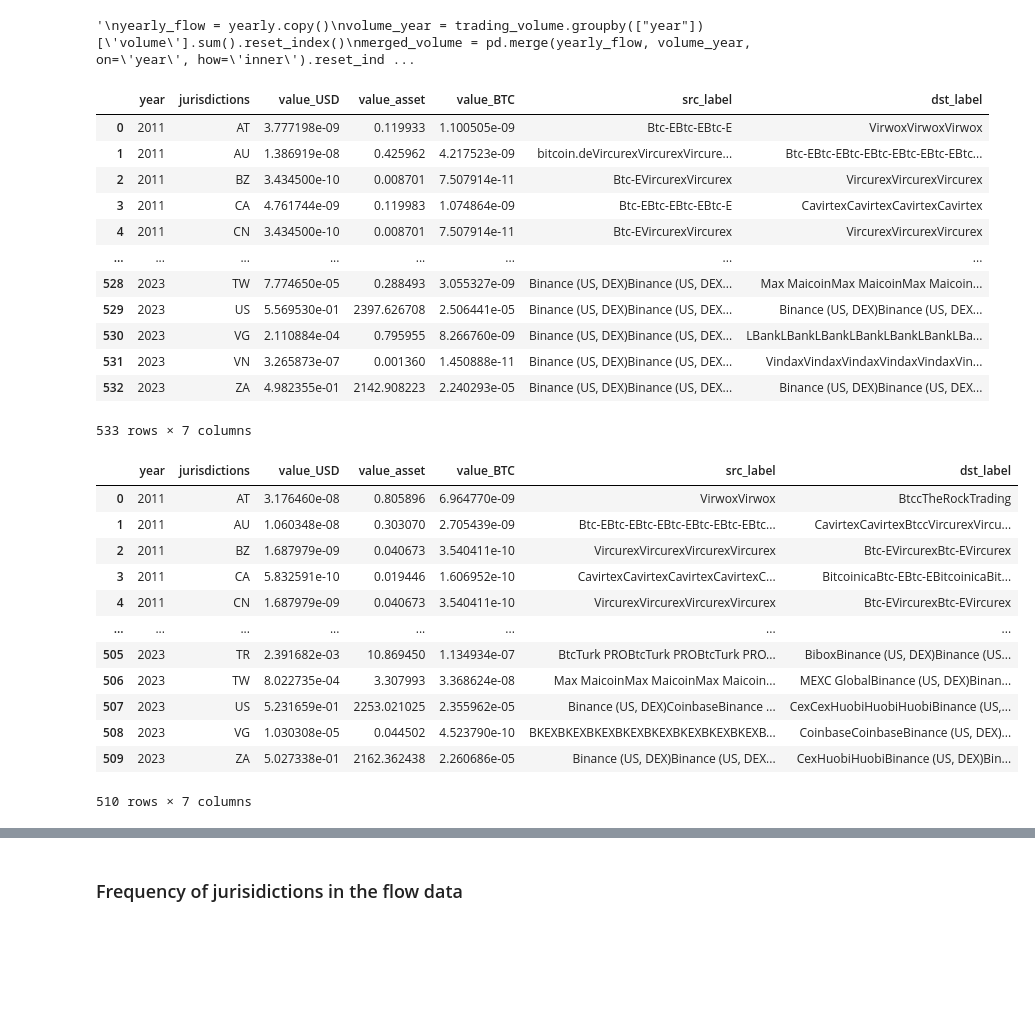
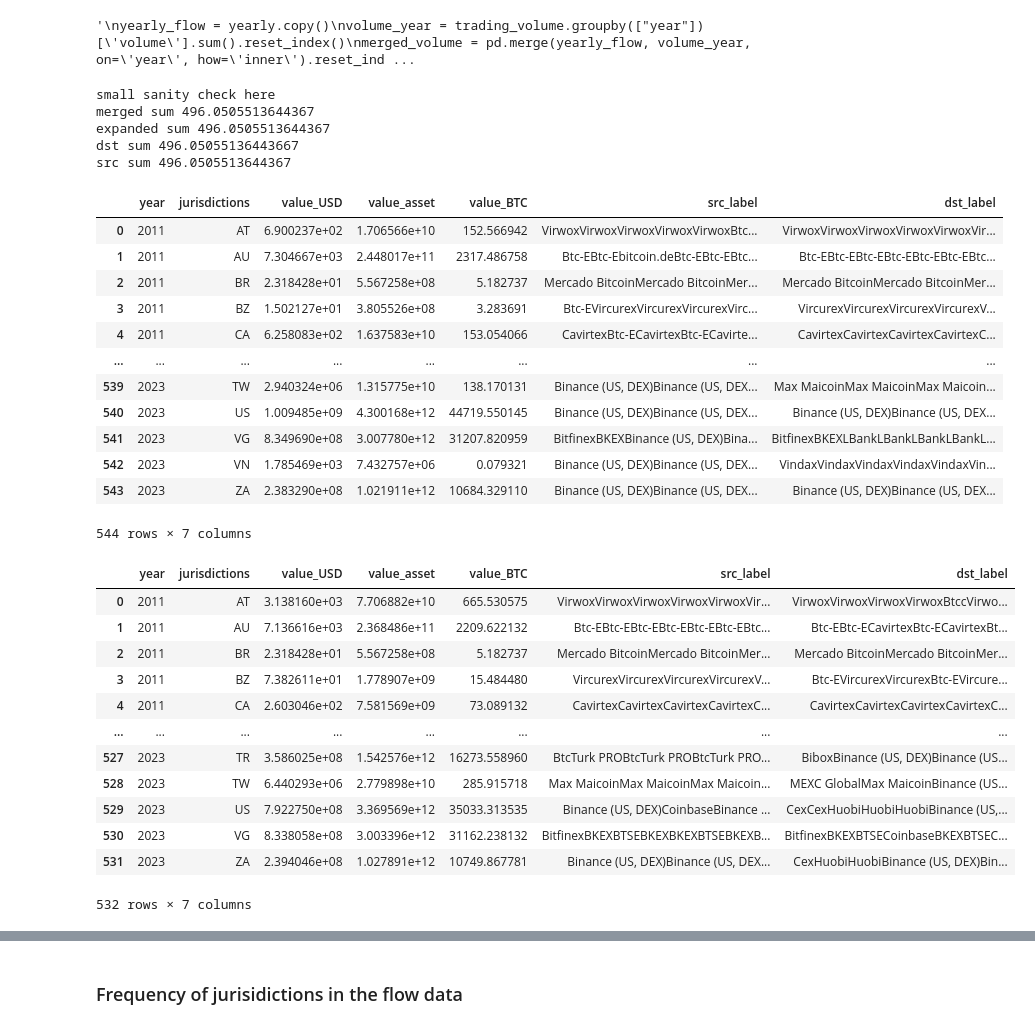
Before and after one commit to FlowDrucka64/MoneyFlow, a Jupyter notebook: data_exploration.ipynb, the cells around one changed output, grey strips where cells are left out. Cells and saved outputs as stored; diff of their text form; code cells hidden in the pictures; blank space fills up the shorter version.

```diff
--- a/data_exploration.ipynb
+++ b/data_exploration.ipynb
@@ -413,60 +413,73 @@ expanded_df = expanded_df.assign(src_jurisdictions=expanded_df.src_jurisdictions
 expanded_df = expanded_df.assign(dst_jurisdictions=expanded_df.dst_jurisdictions.str.split(','))
 
 # Split up amounts by number of src and dst countries
-expanded_df['value_asset'] = expanded_df.apply(lambda row: row['value_asset'] / max(len(merged_df.src_jurisdictions) * len(merged_df.dst_jurisdictions), 1) , axis=1)
-expanded_df['value_USD'] = expanded_df.apply(lambda row: row['value_USD'] / max(len(merged_df.src_jurisdictions) * len(merged_df.dst_jurisdictions), 1), axis=1)
+expanded_df['value_asset'] = expanded_df.apply(lambda row: row['value_asset'] / max(len(row.src_jurisdictions) * len(row.dst_jurisdictions), 1) , axis=1)
+expanded_df['value_USD'] = expanded_df.apply(lambda row: row['value_USD'] / max(len(row.src_jurisdictions) * len(row.dst_jurisdictions), 1), axis=1)
 
 # Create separate columns for each jurisdiction (if we want to split the amounts we have to split amount before)
 expanded_df = expanded_df.explode('dst_jurisdictions')
 expanded_df = expanded_df.explode('src_jurisdictions')
 
 # Strip whitespace
 expanded_df.dst_jurisdictions = expanded_df.dst_jurisdictions.str.strip()
 expanded_df.src_jurisdictions = expanded_df.src_jurisdictions.str.strip()
 # Remove flows which aren't x-border
 expanded_df = expanded_df[expanded_df['dst_jurisdictions'] != expanded_df['src_jurisdictions']]
 
 #display(merged_df.groupby(['year', 'dst_jurisdictions'])["open"].max())
 # divide by btc value
 # Do we really need this? Isn't value_asset already the number of tokens?
 expanded_df["value_BTC"] = expanded_df["value_USD"] / expanded_df["high"]
 
 # Group by year and juristicion
+# those are the aggregated recievers
 dst_amounts = expanded_df.groupby(['year', 'dst_jurisdictions'])[['value_USD', 'value_asset', 'value_BTC',"src_label","dst_label"]].sum().reset_index()
 dst_amounts = dst_amounts.rename(columns={"dst_jurisdictions":"jurisdictions"})
 
+# this are the aggregated "spenders"
 src_amounts = expanded_df.groupby(['year', 'src_jurisdictions'])[['value_USD', 'value_asset', 'value_BTC',"src_label","dst_label"]].sum().reset_index()
 src_amounts = src_amounts.rename(columns={"src_jurisdictions":"jurisdictions"})
 
+print("small sanity check here ")
+print("merged sum "+str(merged_df["value_USD"].sum()/MRD))
+print("expanded sum "+str(expanded_df["value_USD"].sum()/MRD))
+print("dst sum "+str(dst_amounts["value_USD"].sum()/MRD))
+print("src sum "+str(src_amounts["value_USD"].sum()/MRD))
+
 display(dst_amounts)
 display(src_amounts)
 # %% [output]
+small sanity check here
+merged sum 496.0505513644367
+expanded sum 496.0505513644367
+dst sum 496.05055136443667
+src sum 496.0505513644367
 |  | year | jurisdictions | value_USD | value_asset | value_BTC | src_label | dst_label |
-| 0 | 2011 | AT | 3.777198e-09 | 0.119933 | 1.100505e-09 | Btc-EBtc-EBtc-E | VirwoxVirwoxVirwox |
-| 1 | 2011 | AU | 1.386919e-08 | 0.425962 | 4.217523e-09 | bitcoin.deVircurexVircurexVircure... | Btc-EBtc-EBtc-EBtc-EBtc-EBtc-EBtc... |
-| 2 | 2011 | BZ | 3.434500e-10 | 0.008701 | 7.507914e-11 | Btc-EVircurexVircurex | VircurexVircurexVircurex |
-| 3 | 2011 | CA | 4.761744e-09 | 0.119983 | 1.074864e-09 | Btc-EBtc-EBtc-EBtc-E | CavirtexCavirtexCavirtexCavirtex |
-| 4 | 2011 | CN | 3.434500e-10 | 0.008701 | 7.507914e-11 | Btc-EVircurexVircurex | VircurexVircurexVircurex |
+| 0 | 2011 | AT | 6.900237e+02 | 1.706566e+10 | 152.566942 | VirwoxVirwoxVirwoxVirwoxVirwoxBtc... | VirwoxVirwoxVirwoxVirwoxVirwoxVir... |
+| 1 | 2011 | AU | 7.304667e+03 | 2.448017e+11 | 2317.486758 | Btc-EBtc-Ebitcoin.deBtc-EBtc-EBtc... | Btc-EBtc-EBtc-EBtc-EBtc-EBtc-EBtc... |
+| 2 | 2011 | BR | 2.318428e+01 | 5.567258e+08 | 5.182737 | Mercado BitcoinMercado BitcoinMer... | Mercado BitcoinMercado BitcoinMer... |
+| 3 | 2011 | BZ | 1.502127e+01 | 3.805526e+08 | 3.283691 | Btc-EVircurexVircurexVircurexVirc... | VircurexVircurexVircurexVircurexV... |
+| 4 | 2011 | CA | 6.258083e+02 | 1.637583e+10 | 153.054066 | CavirtexBtc-ECavirtexBtc-ECavirte... | CavirtexCavirtexCavirtexCavirtexC... |
 | ... | ... | ... | ... | ... | ... | ... | ... |
-| 528 | 2023 | TW | 7.774650e-05 | 0.288493 | 3.055327e-09 | Binance (US, DEX)Binance (US, DEX... | Max MaicoinMax MaicoinMax Maicoin... |
-| 529 | 2023 | US | 5.569530e-01 | 2397.626708 | 2.506441e-05 | Binance (US, DEX)Binance (US, DEX... | Binance (US, DEX)Binance (US, DEX... |
-| 530 | 2023 | VG | 2.110884e-04 | 0.795955 | 8.266760e-09 | Binance (US, DEX)Binance (US, DEX... | LBankLBankLBankLBankLBankLBankLBa... |
-| 531 | 2023 | VN | 3.265873e-07 | 0.001360 | 1.450888e-11 | Binance (US, DEX)Binance (US, DEX... | VindaxVindaxVindaxVindaxVindaxVin... |
-| 532 | 2023 | ZA | 4.982355e-01 | 2142.908223 | 2.240293e-05 | Binance (US, DEX)Binance (US, DEX... | Binance (US, DEX)Binance (US, DEX... |
+| 539 | 2023 | TW | 2.940324e+06 | 1.315775e+10 | 138.170131 | Binance (US, DEX)Binance (US, DEX... | Max MaicoinMax MaicoinMax Maicoin... |
+| 540 | 2023 | US | 1.009485e+09 | 4.300168e+12 | 44719.550145 | Binance (US, DEX)Binance (US, DEX... | Binance (US, DEX)Binance (US, DEX... |
+| 541 | 2023 | VG | 8.349690e+08 | 3.007780e+12 | 31207.820959 | BitfinexBKEXBinance (US, DEX)Bina... | BitfinexBKEXLBankLBankLBankLBankL... |
+| 542 | 2023 | VN | 1.785469e+03 | 7.432757e+06 | 0.079321 | Binance (US, DEX)Binance (US, DEX... | VindaxVindaxVindaxVindaxVindaxVin... |
+| 543 | 2023 | ZA | 2.383290e+08 | 1.021911e+12 | 10684.329110 | Binance (US, DEX)Binance (US, DEX... | Binance (US, DEX)Binance (US, DEX... |
-533 rows × 7 columns
+544 rows × 7 columns
 |  | year | jurisdictions | value_USD | value_asset | value_BTC | src_label | dst_label |
-| 0 | 2011 | AT | 3.176460e-08 | 0.805896 | 6.964770e-09 | VirwoxVirwox | BtccTheRockTrading |
-| 1 | 2011 | AU | 1.060348e-08 | 0.303070 | 2.705439e-09 | Btc-EBtc-EBtc-EBtc-EBtc-EBtc-EBtc... | CavirtexCavirtexBtccVircurexVircu... |
-| 2 | 2011 | BZ | 1.687979e-09 | 0.040673 | 3.540411e-10 | VircurexVircurexVircurexVircurex | Btc-EVircurexBtc-EVircurex |
-| 3 | 2011 | CA | 5.832591e-10 | 0.019446 | 1.606952e-10 | CavirtexCavirtexCavirtexCavirtexC... | BitcoinicaBtc-EBtc-EBitcoinicaBit... |
-| 4 | 2011 | CN | 1.687979e-09 | 0.040673 | 3.540411e-10 | VircurexVircurexVircurexVircurex | Btc-EVircurexBtc-EVircurex |
+| 0 | 2011 | AT | 3.138160e+03 | 7.706882e+10 | 665.530575 | VirwoxVirwoxVirwoxVirwoxVirwoxVir... | VirwoxVirwoxVirwoxVirwoxBtccVirwo... |
+| 1 | 2011 | AU | 7.136616e+03 | 2.368486e+11 | 2209.622132 | Btc-EBtc-EBtc-EBtc-EBtc-EBtc-EBtc... | Btc-EBtc-ECavirtexBtc-ECavirtexBt... |
+| 2 | 2011 | BR | 2.318428e+01 | 5.567258e+08 | 5.182737 | Mercado BitcoinMercado BitcoinMer... | Mercado BitcoinMercado BitcoinMer... |
+| 3 | 2011 | BZ | 7.382611e+01 | 1.778907e+09 | 15.484480 | VircurexVircurexVircurexVircurexV... | Btc-EVircurexVircurexBtc-EVircure... |
+| 4 | 2011 | CA | 2.603046e+02 | 7.581569e+09 | 73.089132 | CavirtexCavirtexCavirtexCavirtexC... | CavirtexCavirtexCavirtexCavirtexC... |
 | ... | ... | ... | ... | ... | ... | ... | ... |
-| 505 | 2023 | TR | 2.391682e-03 | 10.869450 | 1.134934e-07 | BtcTurk PROBtcTurk PROBtcTurk PRO... | BiboxBinance (US, DEX)Binance (US... |
-| 506 | 2023 | TW | 8.022735e-04 | 3.307993 | 3.368624e-08 | Max MaicoinMax MaicoinMax Maicoin... | MEXC GlobalBinance (US, DEX)Binan... |
-| 507 | 2023 | US | 5.231659e-01 | 2253.021025 | 2.355962e-05 | Binance (US, DEX)CoinbaseBinance ... | CexCexHuobiHuobiHuobiBinance (US,... |
-| 508 | 2023 | VG | 1.030308e-05 | 0.044502 | 4.523790e-10 | BKEXBKEXBKEXBKEXBKEXBKEXBKEXBKEXB... | CoinbaseCoinbaseBinance (US, DEX)... |
-| 509 | 2023 | ZA | 5.027338e-01 | 2162.362438 | 2.260686e-05 | Binance (US, DEX)Binance (US, DEX... | CexHuobiHuobiBinance (US, DEX)Bin... |
+| 527 | 2023 | TR | 3.586025e+08 | 1.542576e+12 | 16273.558960 | BtcTurk PROBtcTurk PROBtcTurk PRO... | BiboxBinance (US, DEX)Binance (US... |
+| 528 | 2023 | TW | 6.440293e+06 | 2.779898e+10 | 285.915718 | Max MaicoinMax MaicoinMax Maicoin... | MEXC GlobalMax MaicoinBinance (US... |
+| 529 | 2023 | US | 7.922750e+08 | 3.369569e+12 | 35033.313535 | Binance (US, DEX)CoinbaseBinance ... | CexCexHuobiHuobiHuobiBinance (US,... |
+| 530 | 2023 | VG | 8.338058e+08 | 3.003396e+12 | 31162.238132 | BitfinexBKEXBTSEBKEXBKEXBTSEBKEXB... | BitfinexBKEXBTSECoinbaseBKEXBTSEC... |
+| 531 | 2023 | ZA | 2.394046e+08 | 1.027891e+12 | 10749.867781 | Binance (US, DEX)Binance (US, DEX... | CexHuobiHuobiBinance (US, DEX)Bin... |
-510 rows × 7 columns
+532 rows × 7 columns
 # %%
 # Number of flows after merging and filtering for different locations
 print(f'Number of rows in the flow dataset {merged_df.shape[0]}')
```
Also changed, not shown: parts of 19 cells of this notebook, 2 other files.
